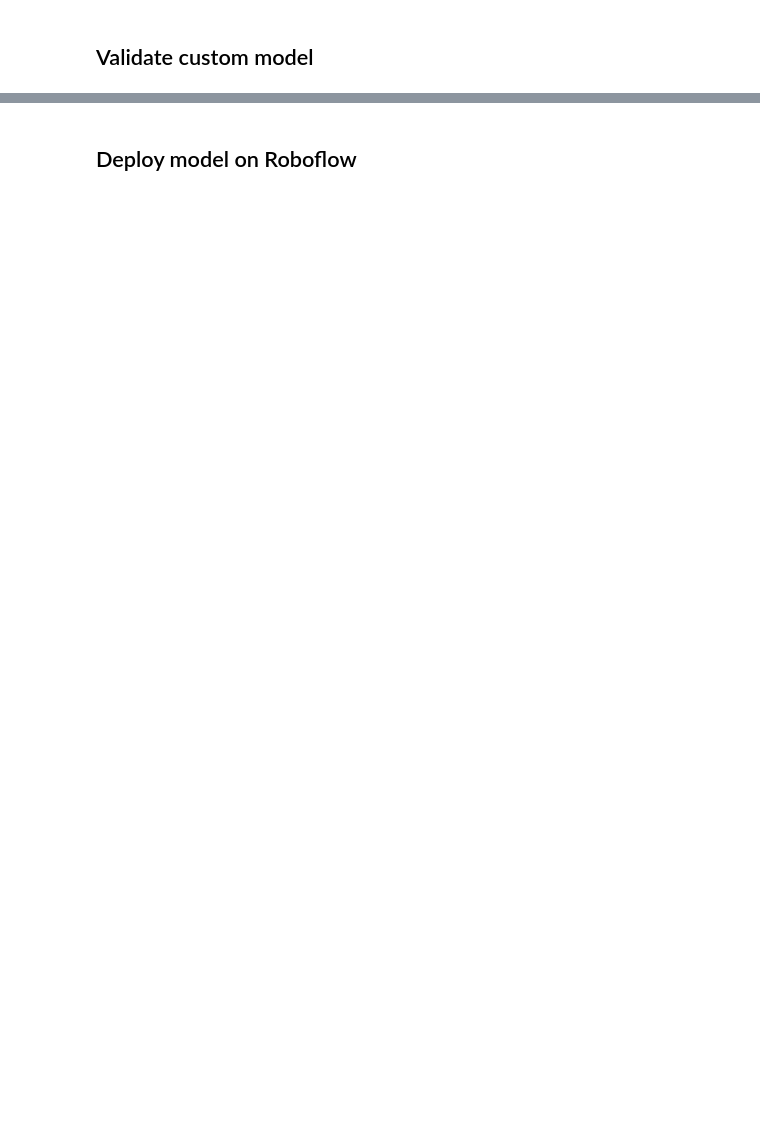
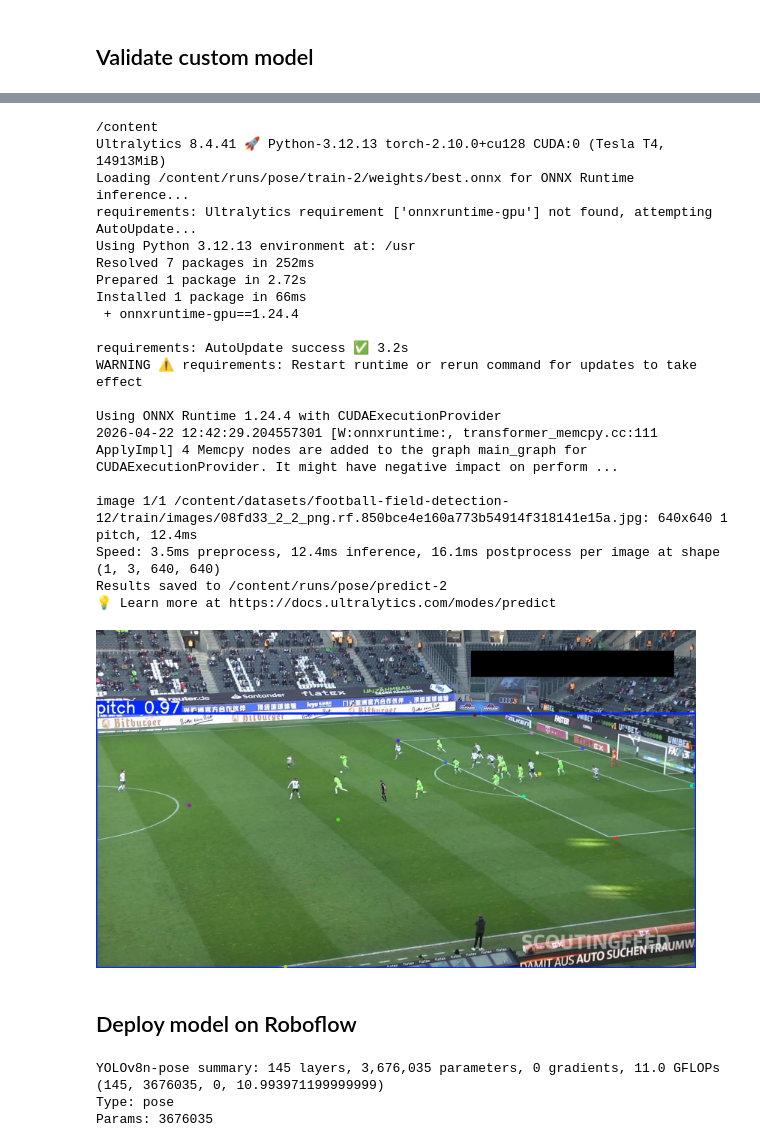
Before and after one commit to wassimos69/keypoint-detector, a Jupyter notebook: examples/soccer/notebooks/train_pitch_keypoint_detector.ipynb, the cells around one changed output, grey strips where cells are left out. Cells and saved outputs as stored; diff of their text form; code cells hidden in the pictures; blank space fills up the shorter version.

```diff
--- a/examples/soccer/notebooks/train_pitch_keypoint_detector.ipynb
+++ b/examples/soccer/notebooks/train_pitch_keypoint_detector.ipynb
@@ -131,2 +177,50 @@ Image(filename=f'{HOME}/runs/pose/train/val_batch0_pred.jpg', width=600)
+# %%
+import glob
+from IPython.display import Image, display
+
+%cd {HOME}
+
+# Define the path to your test image
+# IMPORTANT: Replace 'path/to/your/image.jpg' with the actual path to your image
+TEST_IMAGE_PATH = '/content/datasets/football-field-detection-12/train/images/08fd33_2_2_png.rf.850bce4e160a773b54914f318141e15a.jpg'
+
+# Run prediction with the best trained model (using ONNX format)
+!yolo task=pose mode=predict model={HOME}/runs/pose/train-2/weights/best.onnx source={TEST_IMAGE_PATH} save=True
+
+# Find the directory where the prediction results are saved
+# The predict mode usually creates a 'predict' directory inside 'runs/pose'
+predict_run_dir = glob.glob(f'{HOME}/runs/pose/predict*')
+if predict_run_dir:
+    # Assuming the latest run is the one we just made
+    latest_predict_dir = predict_run_dir[-1]
+    predicted_image_path = f'{latest_predict_dir}/{os.path.basename(TEST_IMAGE_PATH)}'
+    if os.path.exists(predicted_image_path):
+        display(Image(filename=predicted_image_path, width=600))
+    else:
+        print(f"Could not find predicted image at: {predicted_image_path}")
+else:
+    print("Could not find any prediction run directories.")
+# %% [output]
+/content
+Ultralytics 8.4.41 🚀 Python-3.12.13 torch-2.10.0+cu128 CUDA:0 (Tesla T4, 14913MiB)
+Loading /content/runs/pose/train-2/weights/best.onnx for ONNX Runtime inference...
+requirements: Ultralytics requirement ['onnxruntime-gpu'] not found, attempting AutoUpdate...
+Using Python 3.12.13 environment at: /usr
+Resolved 7 packages in 252ms
+Prepared 1 package in 2.72s
+Installed 1 package in 66ms
+ + onnxruntime-gpu==1.24.4
+
+requirements: AutoUpdate success ✅ 3.2s
+WARNING ⚠️ requirements: Restart runtime or rerun command for updates to take effect
+
+Using ONNX Runtime 1.24.4 with CUDAExecutionProvider
+2026-04-22 12:42:29.204557301 [W:onnxruntime:, transformer_memcpy.cc:111 ApplyImpl] 4 Memcpy nodes are added to the graph main_graph for CUDAExecutionProvider. It might have negative impact on perform ...
+
+image 1/1 /content/datasets/football-field-detection-12/train/images/08fd33_2_2_png.rf.850bce4e160a773b54914f318141e15a.jpg: 640x640 1 pitch, 12.4ms
+Speed: 3.5ms preprocess, 12.4ms inference, 16.1ms postprocess per image at shape (1, 3, 640, 640)
+Results saved to /content/runs/pose/predict-2
+💡 Learn more at https://docs.ultralytics.com/modes/predict
+[figure, added]
 # %% [markdown]
 ## Deploy model on Roboflow
@@ -134,0 +227,11 @@ project.version(dataset.version).deploy(model_type="yolov8-pose", model_path=f"{
+# %%
+import os
+HOME = os.getcwd()
+
+python_code = f"from ultralytics import YOLO; model = YOLO('{HOME}/runs/pose/train-2/weights/best.pt'); print(model.info()); print('Type:', model.task); print('Params:', sum(p.numel() for p in model.model.parameters()))"
+!python3 -c "{python_code}"
+# %% [output]
+YOLOv8n-pose summary: 145 layers, 3,676,035 parameters, 0 gradients, 11.0 GFLOPs
+(145, 3676035, 0, 10.993971199999999)
+Type: pose
+Params: 3676035
```
Also changed, not shown: parts of 7 cells of this notebook.
